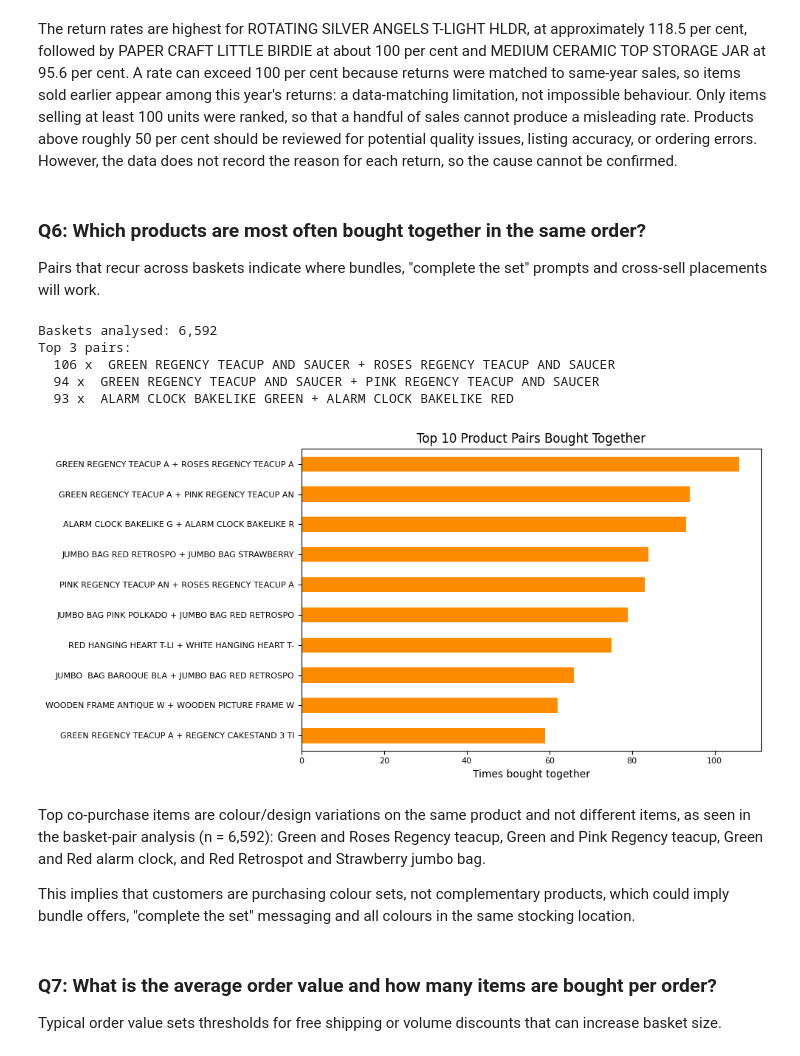
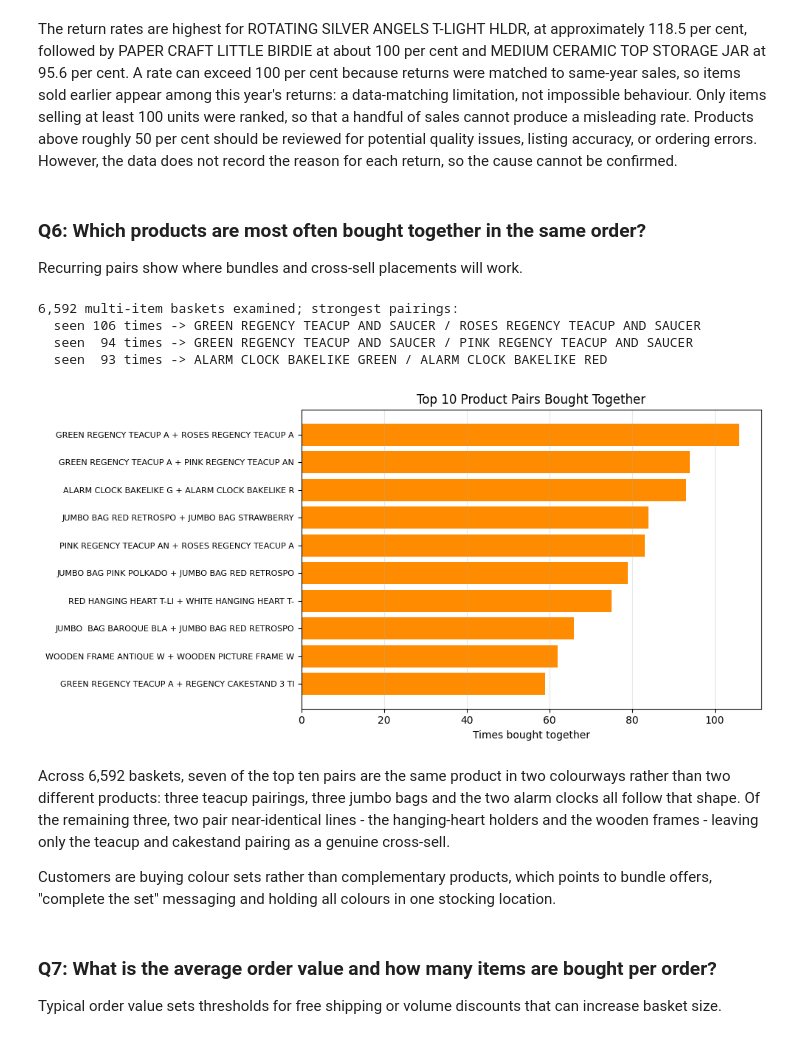
Before and after one commit to sonu2002/M504-AI-Applications-GH1057991, a Jupyter notebook: M504_GH1057991.ipynb, the cells around one changed output. Saved outputs shown, nothing was run; the diff lists cells and outputs as text; code cells hidden in the pictures.

```diff
--- a/M504_GH1057991.ipynb
+++ b/M504_GH1057991.ipynb
@@ -64,9 +72,11 @@ Date range: 01 Dec 2010 to 09 Dec 2011
 | max | 80995.00 | 38970.00 |
 # %%
-# data quality check
-print("Missing values:")
-print(df.isnull().sum())
-print(f"Missing CustomerID: {df['CustomerID'].isnull().mean()*100:.1f}%")
-for lbl, m in [('Negative qty', df['Quantity'] < 0), ('Zero price', df['UnitPrice'] == 0)]:
-    print(f"{lbl}: {m.sum():,} ({m.mean()*100:.1f}%)")
+# only the fields that actually have gaps, plus the odd values
+gaps = df.isnull().sum()
+for col, n in gaps[gaps > 0].items():
+    print(f"blank {col:11s}: {n:,} ({n/len(df)*100:.1f}%)")
+for label, mask in [('negative quantity', df['Quantity'] < 0),
+                    ('zero price', df['UnitPrice'] == 0),
+                    ('negative price', df['UnitPrice'] < 0)]:
+    print(f"{label:18s}: {mask.sum():,} ({mask.mean()*100:.1f}%)")
 # %% [output]
@@ -296,40 +278,34 @@ The return rates are highest for ROTATING SILVER ANGELS T-LIGHT HLDR, at approxi
 # %% [markdown]
 ### Q6: Which products are most often bought together in the same order?
 
-Pairs that recur across baskets indicate where bundles, "complete the set" prompts and cross-sell placements will work.
+Recurring pairs show where bundles and cross-sell placements will work.
 # %%
-# co-occurrence of products within the same invoice
-baskets = (goods.groupby('InvoiceNo')['Description']
-           .apply(lambda x: sorted(set(x))))
-baskets = baskets[baskets.str.len().between(2, 12)]
-pairs = Counter()
-for items in baskets:
-    pairs.update(combinations(items, 2))
-top = pd.Series(pairs).sort_values(ascending=False).head(10)
-print(f"Baskets analysed: {len(baskets):,}")
-print("Top 3 pairs:")
-for (a, b), n in top.head(3).items():
-    print(f"  {n} x  {a} + {b}")
-top.index = [f"{a[:22]} + {b[:22]}" for a, b in top.index]
+# how often two products share an invoice
+lists = goods.groupby('InvoiceNo')['Description'].agg(lambda x: sorted(set(x)))
+baskets = [b for b in lists if 2 <= len(b) <= 12]
+tally = collections.Counter()
+for chosen in baskets:
+    tally.update(itertools.combinations(chosen, 2))
+top = pd.Series(dict(tally.most_common(10)))
+print(f"{len(baskets):,} multi-item baskets examined; strongest pairings:")
+for (first, second), n in top.head(3).items():
+    print(f"  seen {n:>3} times -> {first.strip()} / {second.strip()}")
+top.index = [f"{first[:22]} + {second[:22]}" for first, second in top.index]
 
-fig, ax = plt.subplots(figsize=(10, 5))
-top.sort_values().plot(kind='barh', ax=ax, color='darkorange', fontsize=8)
-ax.set_xlabel('Times bought together')
-ax.set_title('Top 10 Product Pairs Bought Together')
-ax.set_ylabel('')
-plt.tight_layout()
-plt.show()
+ax = canvas(10, 5)
+ax.barh(top.index[::-1], top.values[::-1], color='darkorange')
+ax.tick_params(axis='y', labelsize=8)
+show(ax, 'Times bought together', '', 'Top 10 Product Pairs Bought Together')
 # %% [output]
-Baskets analysed: 6,592
-Top 3 pairs:
-  106 x  GREEN REGENCY TEACUP AND SAUCER + ROSES REGENCY TEACUP AND SAUCER
-  94 x  GREEN REGENCY TEACUP AND SAUCER + PINK REGENCY TEACUP AND SAUCER
-  93 x  ALARM CLOCK BAKELIKE GREEN + ALARM CLOCK BAKELIKE RED
+6,592 multi-item baskets examined; strongest pairings:
+  seen 106 times -> GREEN REGENCY TEACUP AND SAUCER / ROSES REGENCY TEACUP AND SAUCER
+  seen  94 times -> GREEN REGENCY TEACUP AND SAUCER / PINK REGENCY TEACUP AND SAUCER
+  seen  93 times -> ALARM CLOCK BAKELIKE GREEN / ALARM CLOCK BAKELIKE RED
-[figure, old version]
+[figure, new version]
 # %% [markdown]
-Top co-purchase items are colour/design variations on the same product and not different items, as seen in the basket-pair analysis (n = 6,592): Green and Roses Regency teacup, Green and Pink Regency teacup, Green and Red alarm clock, and Red Retrospot and Strawberry jumbo bag.
+Across 6,592 baskets, seven of the top ten pairs are the same product in two colourways rather than two different products: three teacup pairings, three jumbo bags and the two alarm clocks all follow that shape. Of the remaining three, two pair near-identical lines - the hanging-heart holders and the wooden frames - leaving only the teacup and cakestand pairing as a genuine cross-sell.
 
-This implies that customers are purchasing colour sets, not complementary products, which could imply bundle offers, "complete the set" messaging and all colours in the same stocking location.
+Customers are buying colour sets rather than complementary products, which points to bundle offers, "complete the set" messaging and holding all colours in one stocking location.
 # %% [markdown]
 ### Q7: What is the average order value and how many items are bought per order?
 
```
Also changed, not shown: parts of 19 cells of this notebook, 2 other files.
